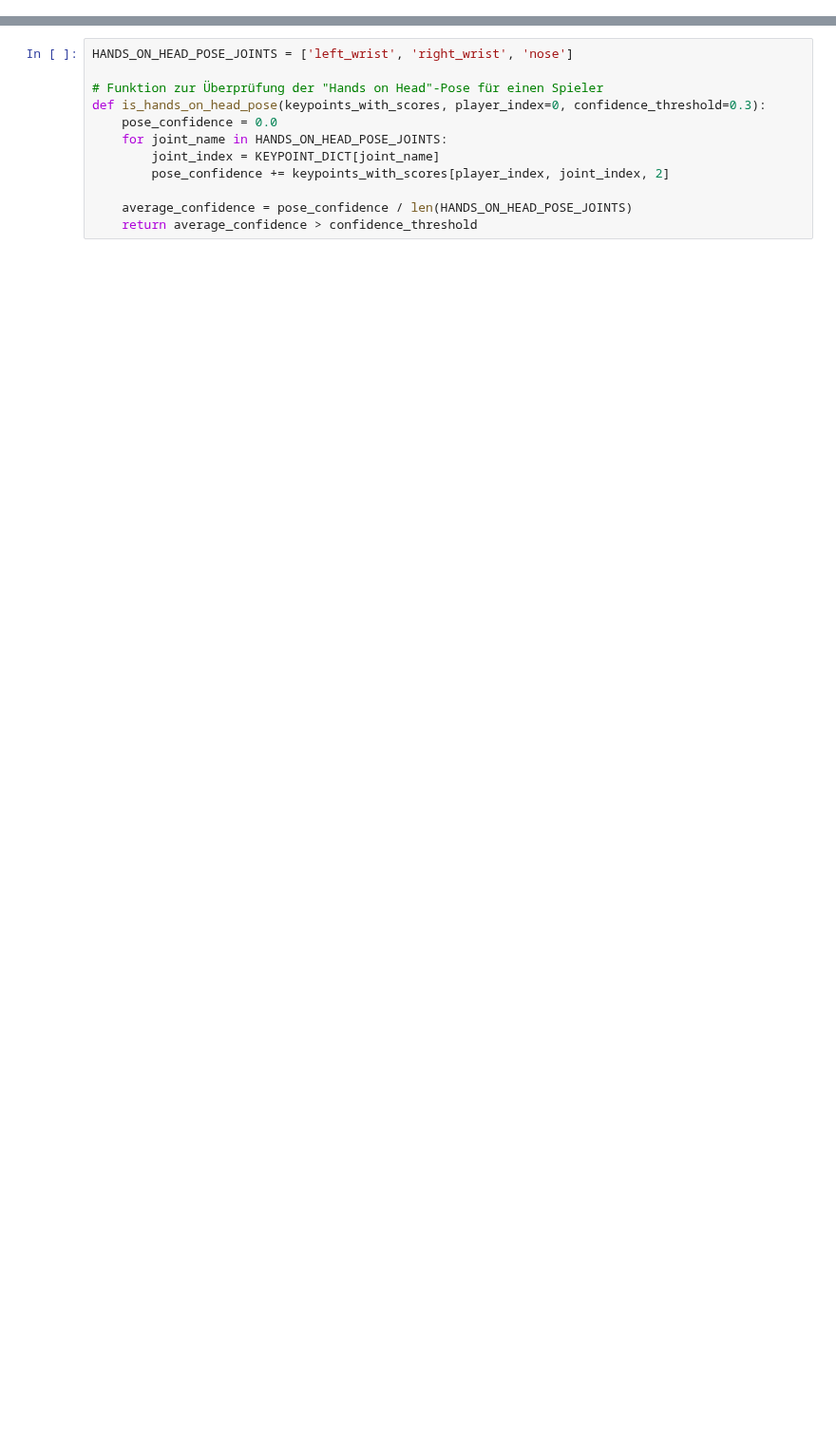
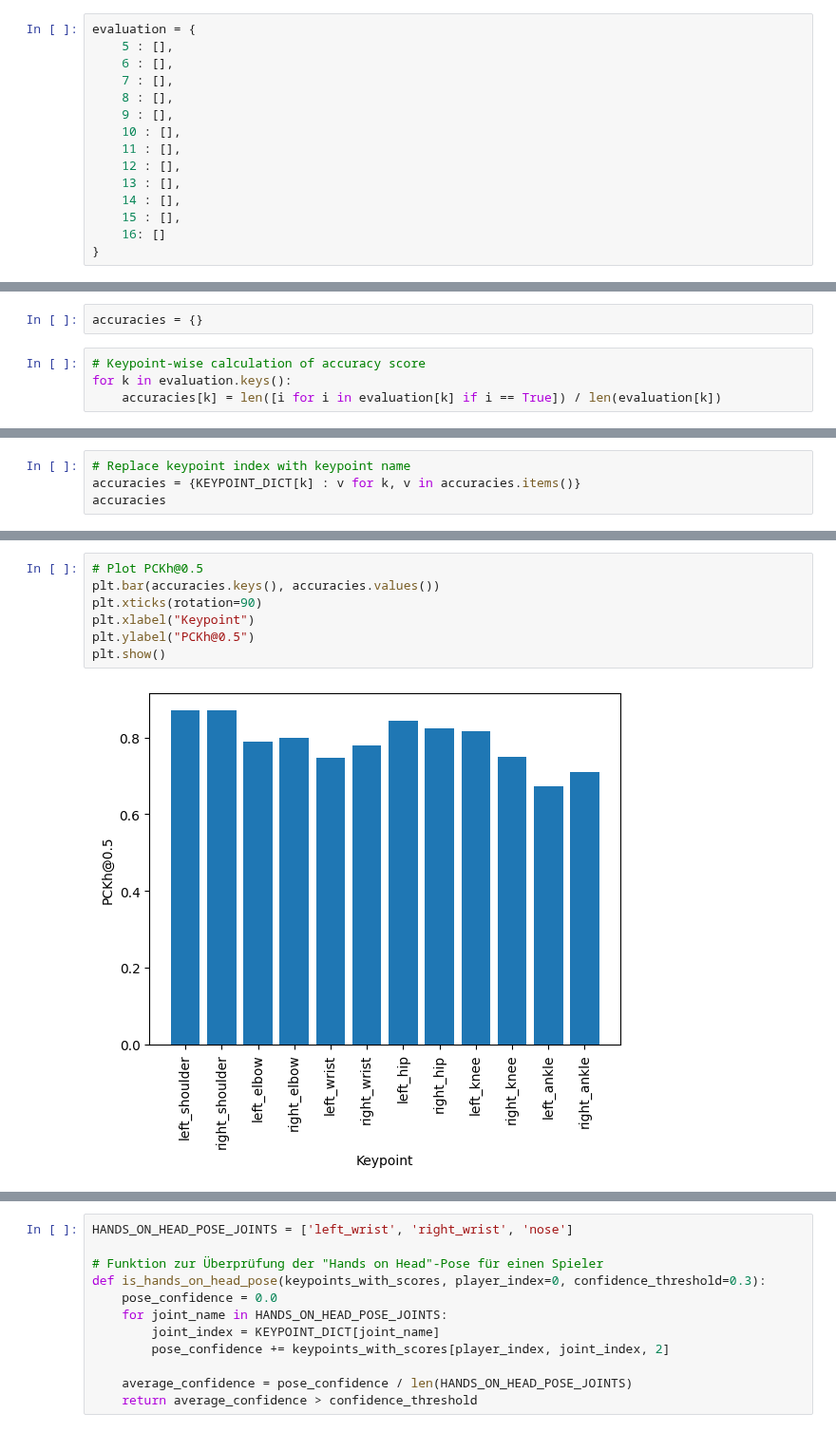
Before and after one commit to h3llow/Pose-Estimation-Tutorial, a Jupyter notebook: project2/movenet_2player_pong.ipynb, the cells around one changed output, grey strips where cells are left out. Shown at 95% size. Cells and saved outputs as stored; diff of their text form; blank space fills up the shorter version.

Commit message:
Added Coding Tutorial with Evaluation

```diff
--- a/project2/movenet_2player_pong.ipynb
+++ b/project2/movenet_2player_pong.ipynb
@@ -82,0 +285,15 @@ EDGES_DICT = {
+# %%
+evaluation = {
+    5 : [],
+    6 : [],
+    7 : [],
+    8 : [],
+    9 : [],
+    10 : [],
+    11 : [],
+    12 : [],
+    13 : [],
+    14 : [],
+    15 : [],
+    16: []
+}
@@ -82,0 +364,6 @@ EDGES_DICT = {
+# %%
+accuracies = {}
+# %%
+# Keypoint-wise calculation of accuracy score
+for k in evaluation.keys():
+    accuracies[k] = len([i for i in evaluation[k] if i == True]) / len(evaluation[k])
@@ -82,0 +385,4 @@ EDGES_DICT = {
+# %%
+# Replace keypoint index with keypoint name
+accuracies = {KEYPOINT_DICT[k] : v for k, v in accuracies.items()}
+accuracies
@@ -82,0 +402,9 @@ EDGES_DICT = {
+# %%
+# Plot PCKh@0.5
+plt.bar(accuracies.keys(), accuracies.values())
+plt.xticks(rotation=90)
+plt.xlabel("Keypoint")
+plt.ylabel("PCKh@0.5")
+plt.show()
+# %% [output]
+[figure, added]
```
Also changed, not shown: parts of 47 cells of this notebook.
